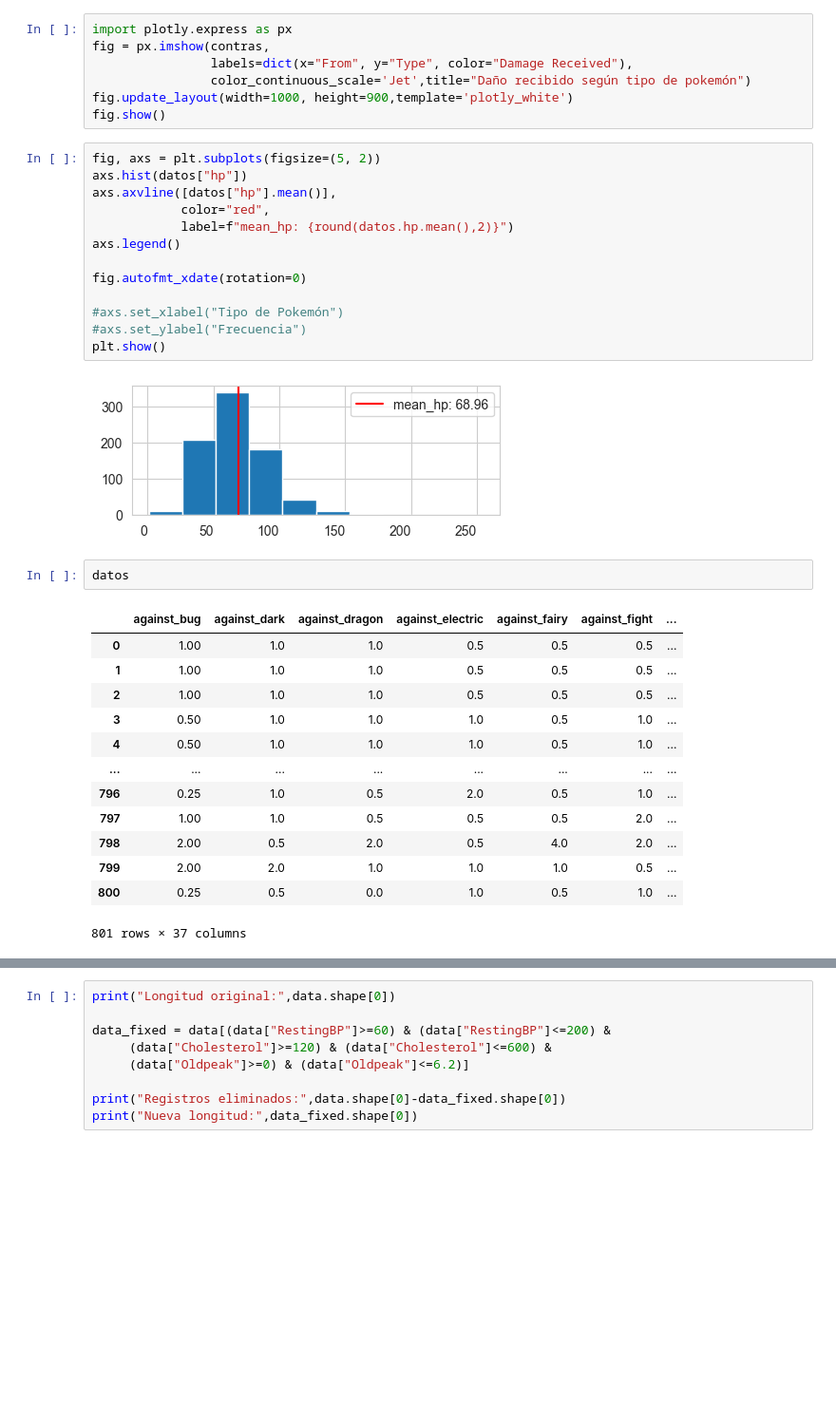
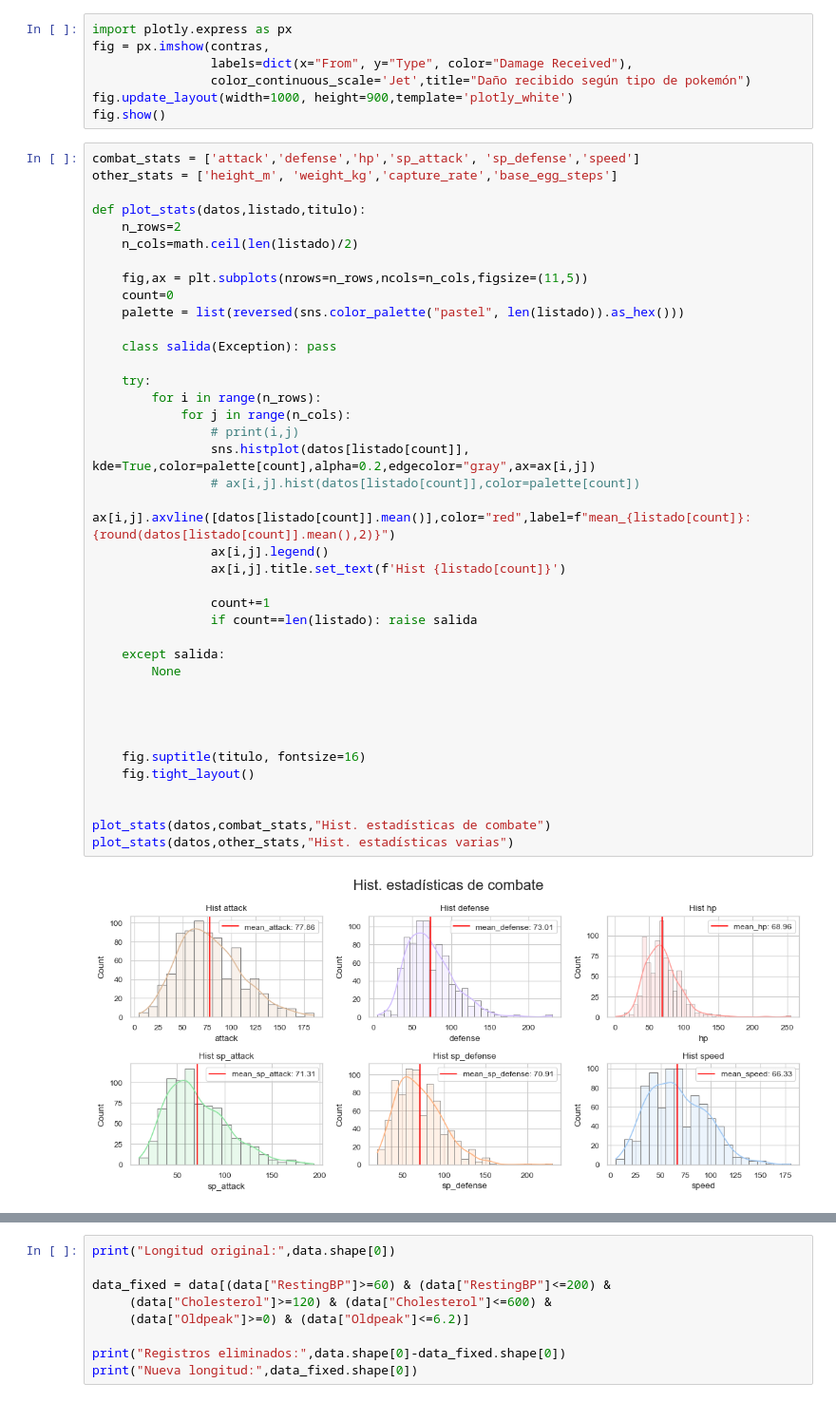
Before and after one commit to AndresF100/Projects_UNAL, a Jupyter notebook: Módulo 2/Proyecto Módulo 2.ipynb, the cells around one changed output, grey strips where cells are left out. Shown at 95% size. Cells and saved outputs as stored; diff of their text form; blank space fills up the shorter version.

```diff
--- a/Módulo 2/Proyecto Módulo 2.ipynb
+++ b/Módulo 2/Proyecto Módulo 2.ipynb
@@ -299,34 +283,44 @@ fig = px.imshow(contras,
                 color_continuous_scale='Jet',title="Daño recibido según tipo de pokemón")
 fig.update_layout(width=1000, height=900,template='plotly_white')
 fig.show()
-# %%
-fig, axs = plt.subplots(figsize=(5, 2))
-axs.hist(datos["hp"])
-axs.axvline([datos["hp"].mean()],
-            color="red",
-            label=f"mean_hp: {round(datos.hp.mean(),2)}")
-axs.legend()
-
-fig.autofmt_xdate(rotation=0)
-
-#axs.set_xlabel("Tipo de Pokemón")
-#axs.set_ylabel("Frecuencia")
-plt.show()
-# %% [output]
-[figure, removed]
-# %%
-datos
-# %% [output]
-|  | against_bug | against_dark | against_dragon | against_electric | against_fairy | against_fight | ... |
-| 0 | 1.00 | 1.0 | 1.0 | 0.5 | 0.5 | 0.5 | ... |
-| 1 | 1.00 | 1.0 | 1.0 | 0.5 | 0.5 | 0.5 | ... |
-| 2 | 1.00 | 1.0 | 1.0 | 0.5 | 0.5 | 0.5 | ... |
-| 3 | 0.50 | 1.0 | 1.0 | 1.0 | 0.5 | 1.0 | ... |
-| 4 | 0.50 | 1.0 | 1.0 | 1.0 | 0.5 | 1.0 | ... |
-| ... | ... | ... | ... | ... | ... | ... | ... |
-| 796 | 0.25 | 1.0 | 0.5 | 2.0 | 0.5 | 1.0 | ... |
-| 797 | 1.00 | 1.0 | 0.5 | 0.5 | 0.5 | 2.0 | ... |
-| 798 | 2.00 | 0.5 | 2.0 | 0.5 | 4.0 | 2.0 | ... |
-| 799 | 2.00 | 2.0 | 1.0 | 1.0 | 1.0 | 0.5 | ... |
-| 800 | 0.25 | 0.5 | 0.0 | 1.0 | 0.5 | 1.0 | ... |
-801 rows × 37 columns
+# %%
+combat_stats = ['attack','defense','hp','sp_attack', 'sp_defense','speed']
+other_stats = ['height_m', 'weight_kg','capture_rate','base_egg_steps']
+
+def plot_stats(datos,listado,titulo):
+    n_rows=2
+    n_cols=math.ceil(len(listado)/2)
+
+    fig,ax = plt.subplots(nrows=n_rows,ncols=n_cols,figsize=(11,5))
+    count=0
+    palette = list(reversed(sns.color_palette("pastel", len(listado)).as_hex()))
+
+    class salida(Exception): pass
+
+    try:
+        for i in range(n_rows):
+            for j in range(n_cols):
+                # print(i,j)
+                sns.histplot(datos[listado[count]], kde=True,color=palette[count],alpha=0.2,edgecolor="gray",ax=ax[i,j])
+                # ax[i,j].hist(datos[listado[count]],color=palette[count])
+                ax[i,j].axvline([datos[listado[count]].mean()],color="red",label=f"mean_{listado[count]}: {round(datos[listado[count]].mean(),2)}")
+                ax[i,j].legend()
+                ax[i,j].title.set_text(f'Hist {listado[count]}')
+
+                count+=1
+                if count==len(listado): raise salida
+
+    except salida:
+        None
+
+
+
+
+    fig.suptitle(titulo, fontsize=16)
+    fig.tight_layout()
+
+
+plot_stats(datos,combat_stats,"Hist. estadísticas de combate")
+plot_stats(datos,other_stats,"Hist. estadísticas varias")
+# %% [output]
+[figure, added]
```
Also changed, not shown: parts of 25 cells of this notebook.
